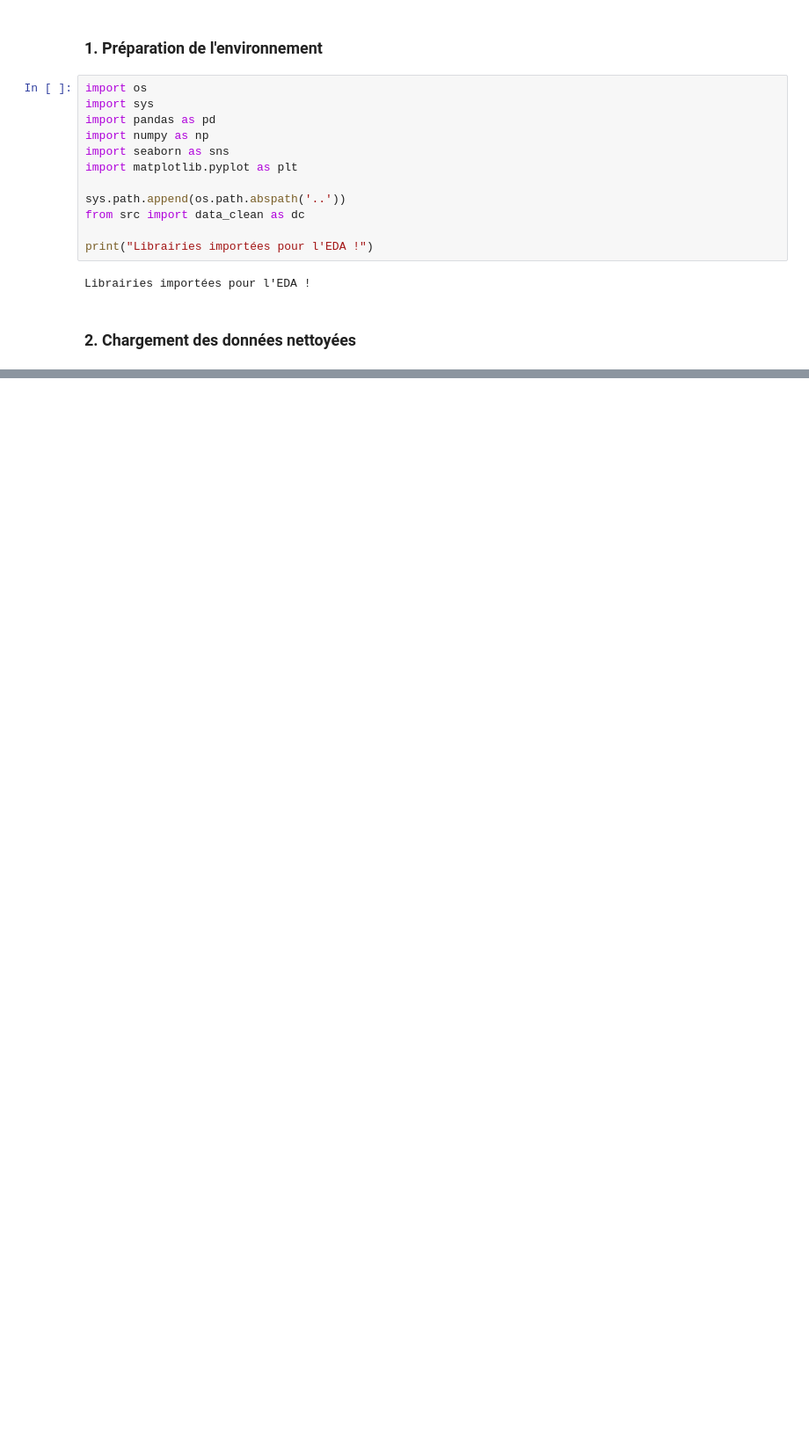
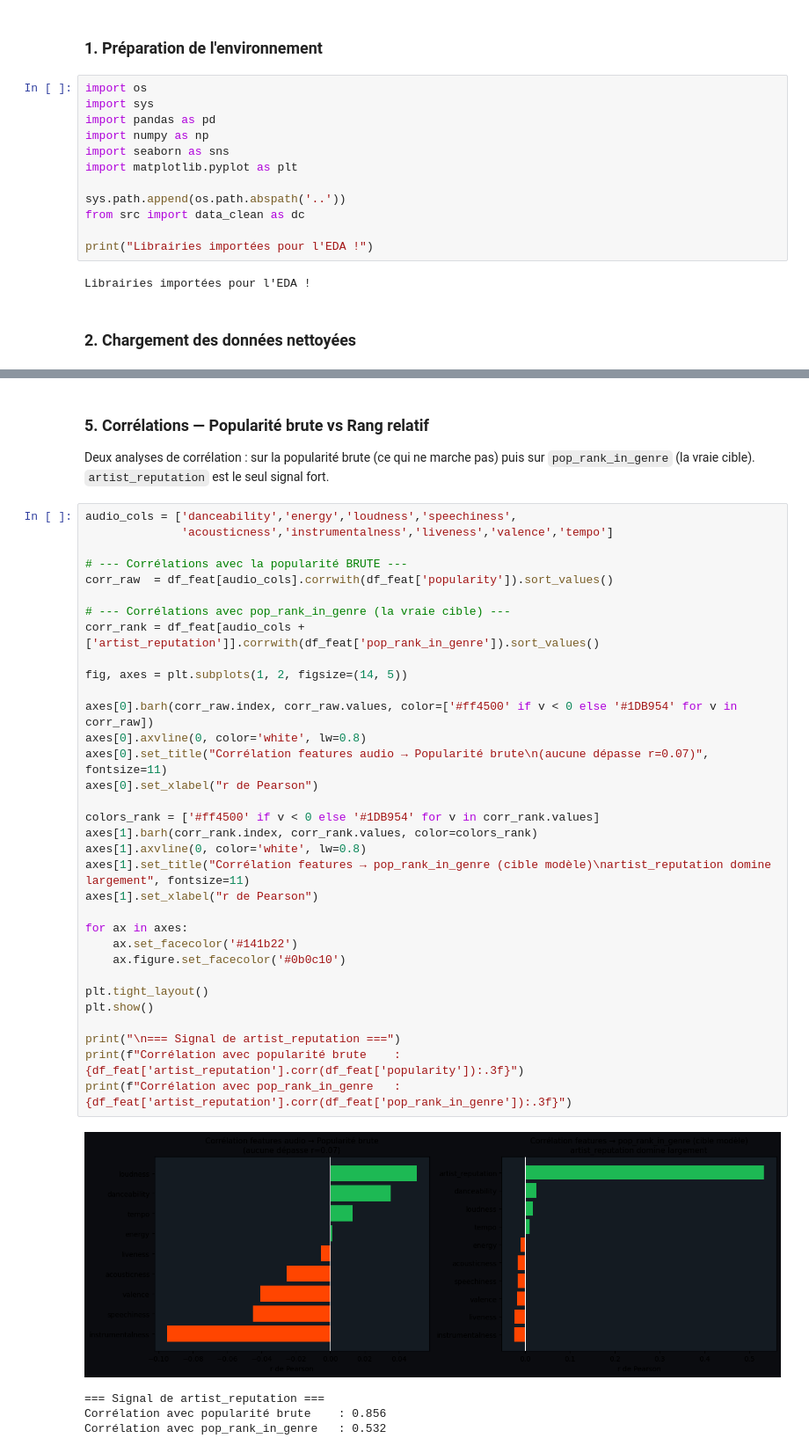
Before and after one commit to aya550/aptispace-datascience-projet, a Jupyter notebook: notebooks/04_eda.ipynb, the cells around one changed output, grey strips where cells are left out. Shown at 88% size. Drawn from its saved outputs; the diff is of its cells as text; blank space fills up the shorter version.

```diff
--- a/notebooks/04_eda.ipynb
+++ b/notebooks/04_eda.ipynb
@@ -253,0 +171,42 @@ Name: popularity, dtype: float64
+# %% [markdown]
+### 5. Corrélations — Popularité brute vs Rang relatif
+
+Deux analyses de corrélation : sur la popularité brute (ce qui ne marche pas) puis sur `pop_rank_in_genre` (la vraie cible). `artist_reputation` est le seul signal fort.
+# %%
+audio_cols = ['danceability','energy','loudness','speechiness',
+              'acousticness','instrumentalness','liveness','valence','tempo']
+
+# --- Corrélations avec la popularité BRUTE ---
+corr_raw  = df_feat[audio_cols].corrwith(df_feat['popularity']).sort_values()
+
+# --- Corrélations avec pop_rank_in_genre (la vraie cible) ---
+corr_rank = df_feat[audio_cols + ['artist_reputation']].corrwith(df_feat['pop_rank_in_genre']).sort_values()
+
+fig, axes = plt.subplots(1, 2, figsize=(14, 5))
+
+axes[0].barh(corr_raw.index, corr_raw.values, color=['#ff4500' if v < 0 else '#1DB954' for v in corr_raw])
+axes[0].axvline(0, color='white', lw=0.8)
+axes[0].set_title("Corrélation features audio → Popularité brute\n(aucune dépasse r=0.07)", fontsize=11)
+axes[0].set_xlabel("r de Pearson")
+
+colors_rank = ['#ff4500' if v < 0 else '#1DB954' for v in corr_rank.values]
+axes[1].barh(corr_rank.index, corr_rank.values, color=colors_rank)
+axes[1].axvline(0, color='white', lw=0.8)
+axes[1].set_title("Corrélation features → pop_rank_in_genre (cible modèle)\nartist_reputation domine largement", fontsize=11)
+axes[1].set_xlabel("r de Pearson")
+
+for ax in axes:
+    ax.set_facecolor('#141b22')
+    ax.figure.set_facecolor('#0b0c10')
+
+plt.tight_layout()
+plt.show()
+
+print("\n=== Signal de artist_reputation ===")
+print(f"Corrélation avec popularité brute    : {df_feat['artist_reputation'].corr(df_feat['popularity']):.3f}")
+print(f"Corrélation avec pop_rank_in_genre   : {df_feat['artist_reputation'].corr(df_feat['pop_rank_in_genre']):.3f}")
+# %% [output]
+[figure, added]
+=== Signal de artist_reputation ===
+Corrélation avec popularité brute    : 0.856
+Corrélation avec pop_rank_in_genre   : 0.532
```
Also changed, not shown: parts of 16 cells of this notebook, 11 other files.
